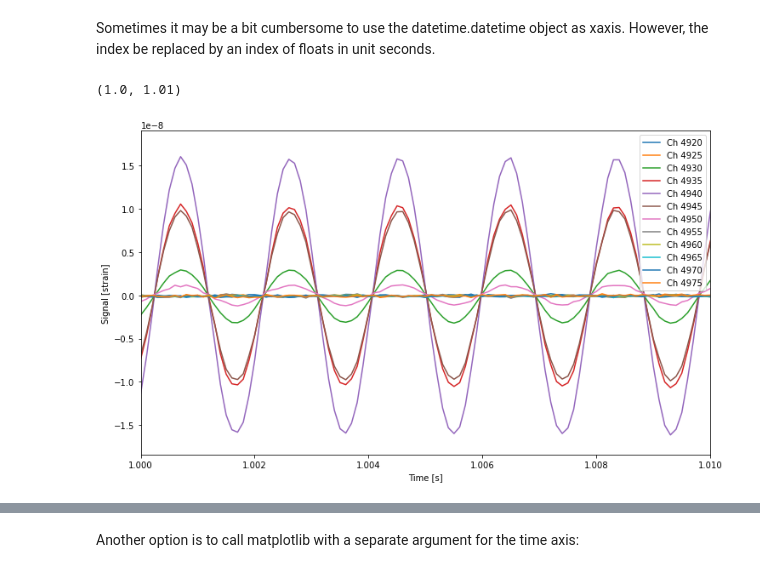
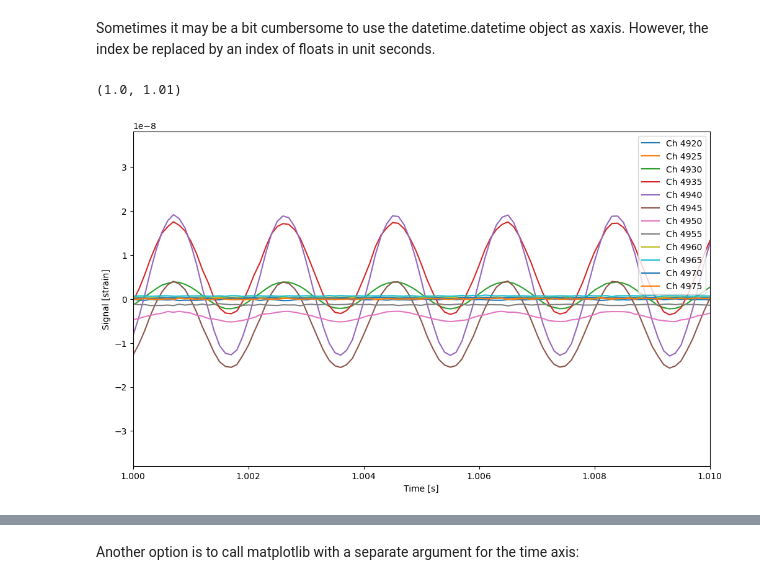
Before and after one commit to ASN-Norway/simpleDAS, a Jupyter notebook: doc/simpleDAS description.ipynb, the cells around one changed output, grey strips where cells are left out. Saved outputs shown, nothing was run; the diff lists cells and outputs as text; code cells hidden in the pictures.

```diff
--- a/doc/simpleDAS description.ipynb
+++ b/doc/simpleDAS description.ipynb
@@ -73,10 +73,10 @@ The function returns a dataframe of type DASDataFrame, which is a pandas datafra
 
 Example usage:
 # %%
-filepaths = ['/raid1/FSI_Testdata/FileVersion8/v8test_dascontrol/20220422/dphi/075908.hdf5',
- '/raid1/FSI_Testdata/FileVersion8/v8test_dascontrol/20220422/dphi/075918.hdf5']
+filepaths = ['/raid1/fsi/exps/DASdisplay_demo_files/FrequencySweep/20210531/dphi/054357.hdf5',
+ '/raid1/fsi/exps/DASdisplay_demo_files/FrequencySweep/20210531/dphi/054407.hdf5']
 
-chIndex = slice(7500,10500,4) # slice is the array slicing operator
+chIndex = slice(0,1000,4) # slice is the array slicing operator
 samples = slice(1000,10000)
 signal = simpleDASreader.load_DAS_files(filepaths, chIndex, samples)
 # %% [output]
@@ -136,7 +142,7 @@ Example usage:
 #%% Find input files from experiment input folder and time interval
 
 #input_folder = '/mnt/superb_raid1//FSI_Testdata/FileVersion8/v8test_dascontrol'
-input_folder = '/raid1/FSI_Projects/Commercial/DASdisplay_demo_files/FrequencySweep'
+input_folder = '/raid1/fsi/exps/DASdisplay_demo_files/FrequencySweep'
 start = datetime.datetime(2021, 5, 31, 5, 44, 0)
 duration = datetime.timedelta(seconds=20)
 
@@ -234,16 +248,15 @@ ax.set_xlim([signal_subset.index[0],signal_subset.index[0]+datetime.timedelta(mi
 # %% [markdown]
 Sometimes it may be a bit cumbersome to use the datetime.datetime object as xaxis. However, the index be replaced by an index of floats in unit seconds.
 # %%
-t = (signal_subset.index-signal_subset.index[0]).total_seconds() # seconds from start of data
-signal_tzero=signal_subset
-signal_tzero['t']=t
-signal_tzero.set_index('t',inplace=True) # set t as the new index
+signal_tzero  = signal.loc[:signal.index[0]+datetime.timedelta(seconds=3.),chs] #extract 3 s from start of ch 7500,8000,8500,9000 and 9500
+simpleDASreader.convert_index_to_rel_time(signal_tzero)
+
 fig, ax = plt.subplots(1,1,clear=True,num=3)
 ax.plot(signal_tzero)
 ax.legend(['Ch %d' %ch for ch in chs])
 ax.set_xlabel('Time [s]')
 ax.set_ylabel('Signal [%s]' % signal.meta['unit'])
 ax.set_xlim([1.0,1.01])
 # %% [output]
 (1.0, 1.01)
-[figure, old version]
+[figure, new version]
```
Also changed, not shown: parts of 16 cells of this notebook, 3 other files.
